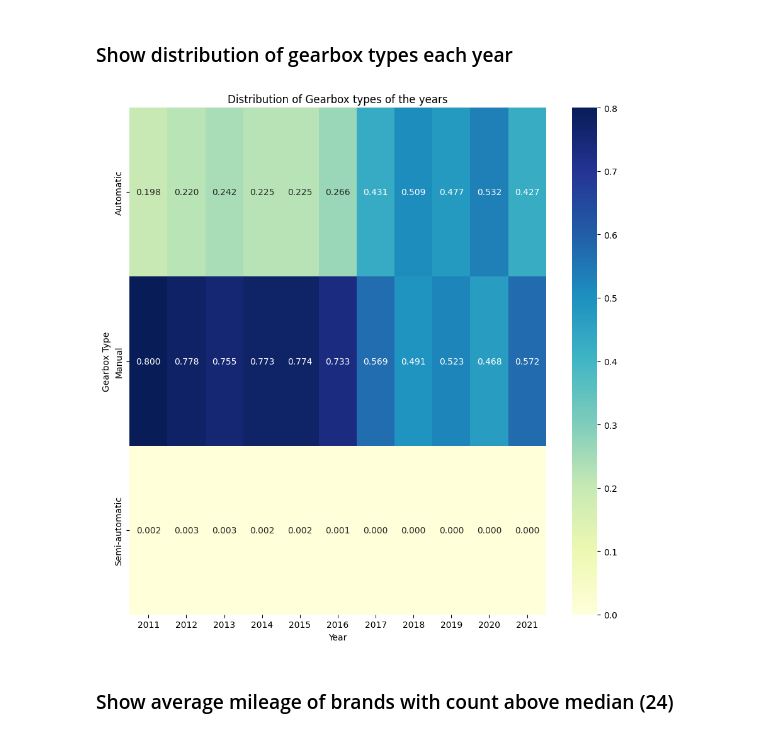
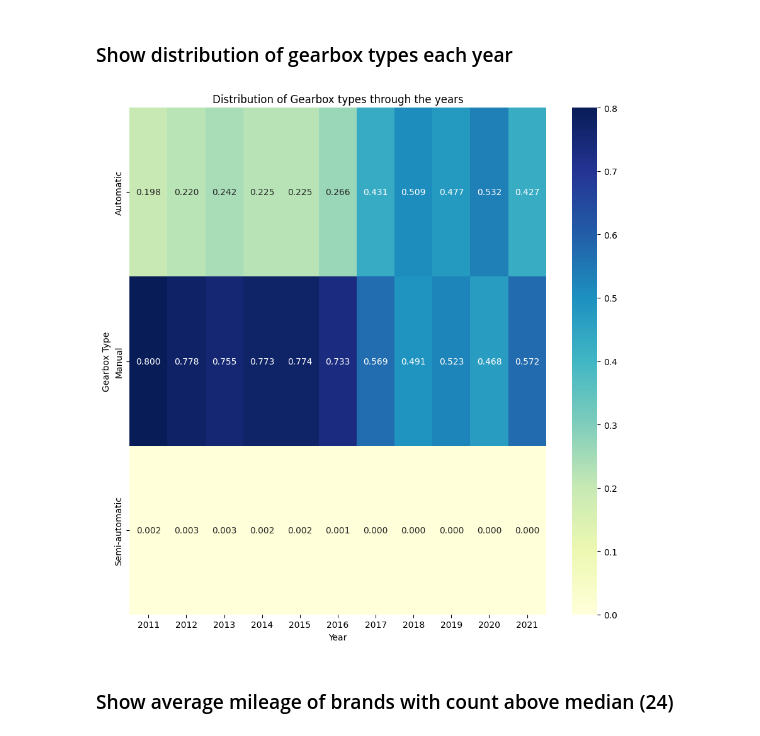
Before and after one commit to leander-ms/autoscout_Analysis, a Jupyter notebook: analysis.ipynb, the cells around one changed output. Saved outputs shown, nothing was run; the diff lists cells and outputs as text; code cells hidden in the pictures.

Commit message:
improvements to heatmap

```diff
--- a/analysis.ipynb
+++ b/analysis.ipynb
@@ -35,13 +35,13 @@ crossed = pd.crosstab(df['gear'], df['year'], normalize='columns')
 # %%
 fig = plt.figure('Gearbox distribution by Year', figsize=(9, 9))
 sns.heatmap(crossed, annot=True, fmt='.3f', cmap='YlGnBu')
 plt.ylabel('Gearbox Type')
 plt.xlabel('Year')
-plt.title('Distribution of Gearbox types of the years')
+plt.title('Distribution of Gearbox types through the years')
 plt.tight_layout()
 plt.show()
 # %% [output]
-[figure, old version]
+[figure, new version]
 # %% [markdown]
 ### Show average mileage of brands with count above median (24)
 # %%
```
